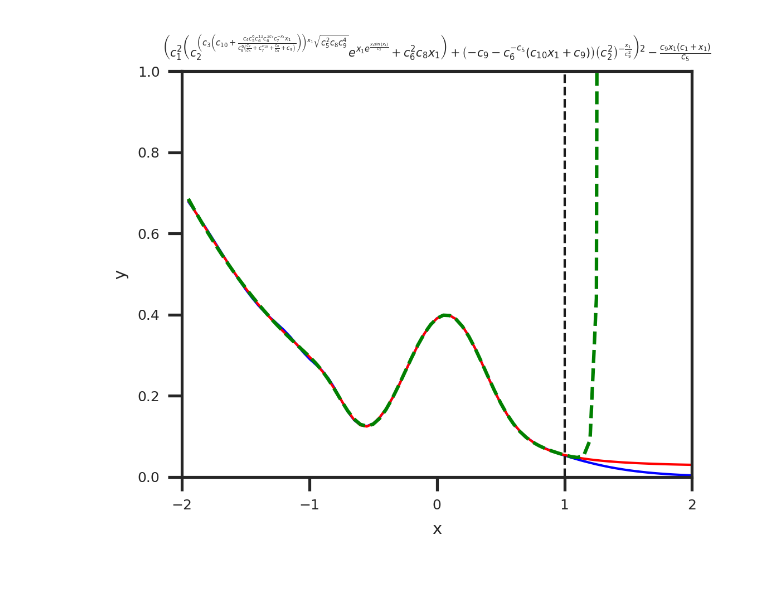
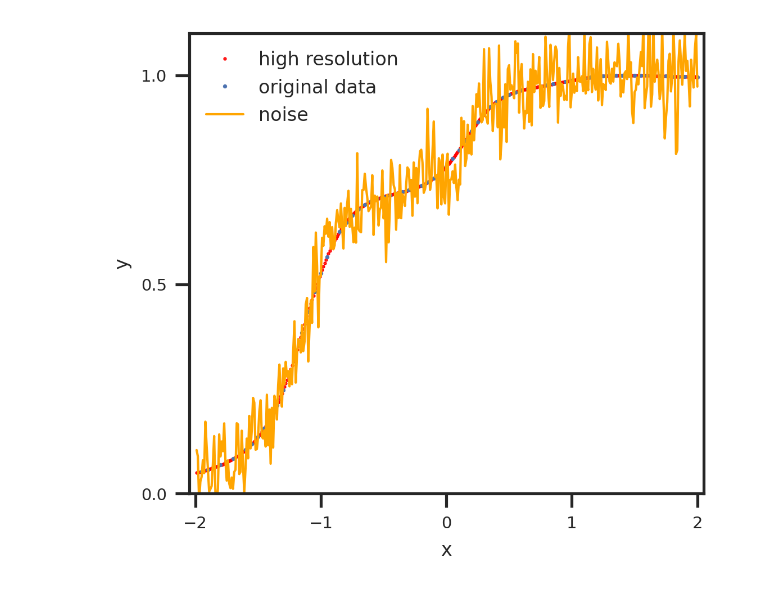
Before and after one commit to SergioCoboLopez/ANN_BMS, a Jupyter notebook: bin/fig1_b.ipynb, the cells around one changed output. Cells and saved outputs as stored; diff of their text form; code cells hidden in the pictures.

```diff
--- a/bin/fig1_b.ipynb
+++ b/bin/fig1_b.ipynb
@@ -106,12 +103,13 @@ plt.show()
 # %%
-import sys
-sys.path.append('machine-scientist/')
-sys.path.append('machine-scientist/Prior/')
-from mcmc import *
-from parallel import *
-from fit_prior import read_prior_par
+file_data='NN_tanh_sigma_0.06_r_0_res_0.01_data.csv'
+dhr='../data/' + file_data
+dhr=pd.read_csv(dhr)
 
+n=0
+dnhr=dhr[dhr['rep']==n]
+dnhr=dnhr[(dnhr['x1']>=-2.0) & (dnhr['x1']<=2.0)]
+dnhr.set_index('Unnamed: 0', inplace=True)
+dnhr.index.name = None
+dnhr=dnhr.reset_index(drop=True)
 
-VARS = ['x1',]
-x = dn[[c for c in VARS]].copy()
-y = dn.y
+display(dnhr)
@@ -144,40 +180,50 @@ FileNotFoundError: [Errno 2] No such file or directory: '../data/MSTraces/test_A
 # %%
-train_border=dn.loc[train_size-1]['x1']
-
-dplot = deepcopy(dn)
-print(dplot)
-dplot['ybms'] = t.predict(x)
-print(x)
-print(dplot)
-#dplot['ydelta'] = dplot['ymodel'] - dplot['y']
+#Figure settings
+output_path='../results/' #A path to save figure
+extensions=['.svg', '.png']     #Extensions to save figure
+name_fig='fig_interpol_noise'
 
 #Define figure size in cm
 cm = 1/2.54 #convert inch to cm
-width = 10*cm; height=8*cm
-
-Extensions=['.png', '.pdf']
+width = 10*cm; height=9*cm
+fig=figure(figsize=(width,height), dpi=300)
 
 #Fonts and sizes
-size_axis=7;size_ticks=6;size_title=5
+size_axis=8;size_ticks=7;size_title=5
+line_w=1;marker_s=1
+#--------------------------------
+
+#Plots
+#--------------------------------
+plt.plot(dnhr.x1,dnhr.y,'.', color='red', markersize=marker_s, label='high resolution')
+plt.plot(dn.x1,dn.y,'.', markersize=marker_s*1.5, label='original data')
+plt.plot(dnhr.x1,dnhr.y_noise,color='orange', linewidth=line_w, label='noise')
+
+
 line_w=1;marker_s=3 #width and marker size
 
-#fig = plt.figure(figsize=(width, height))
-fig=figure(figsize=(width,height), dpi=300)
 
-plt.plot(dn['x1'], dn['y'],linewidth=line_w, color='blue',label='observed')
-plt.plot(dn['x1'], dn['ymodel'],linewidth=line_w, color='red', label='ann model')
-plt.plot(dplot.x1, dplot.ybms, color='green', linestyle='--',label='bms')
-plt.axvline(x=train_border,linestyle='--',linewidth=line_w, color='k')
+#Labels
+plt.xlabel('x',fontsize=size_axis);plt.ylabel('y',fontsize=size_axis)
 
-plt.title('$%s$' % t.latex(),fontsize=size_title)
-plt.xlabel('x',fontsize=size_axis);plt.ylabel('y',fontsize=size_axis)
-plt.xticks(fontsize=size_ticks);plt.yticks(fontsize=size_ticks)
+#Ticks
+#x_step=5
+xtick_labels=[-2, -1, 0 , 1, 2 ]
+plt.xticks(xtick_labels, fontsize=size_ticks)
+plt.xlim(-2.05,2.05)
 
-plt.xlim(-2,2);plt.ylim(0,1)
+#y_step=100
+ytick_labels=[ 0, 0.5, 1.0]
+plt.yticks(ytick_labels, fontsize=size_ticks)
+plt.ylim(0,1.1)
 
-Name_figure='BMS_NN_observed_' + str(n)
-for ext in Extensions:
-        plt.savefig(Name_figure +ext,dpi=300)
+#legend
+plt.legend(loc='best',fontsize=size_axis,frameon=False)
+
+#save fig
+for ext in extensions:
+    plt.savefig(output_path+name_fig+ext,dpi=300)
 
 plt.show()
+#--------------------------------
 # %% [output]
@@ -201 +230 @@ plt.show()
-[figure, old version]
+[figure, new version]
```
Also changed, not shown: parts of 5 cells of this notebook, 56 other files.
